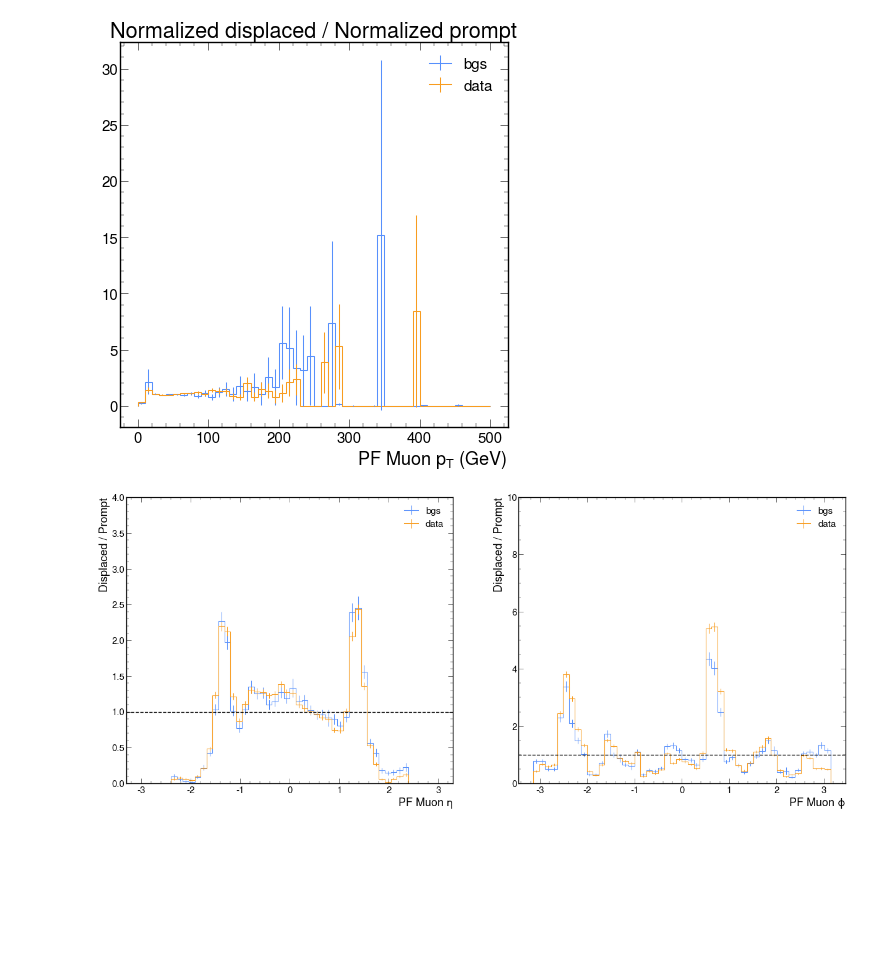
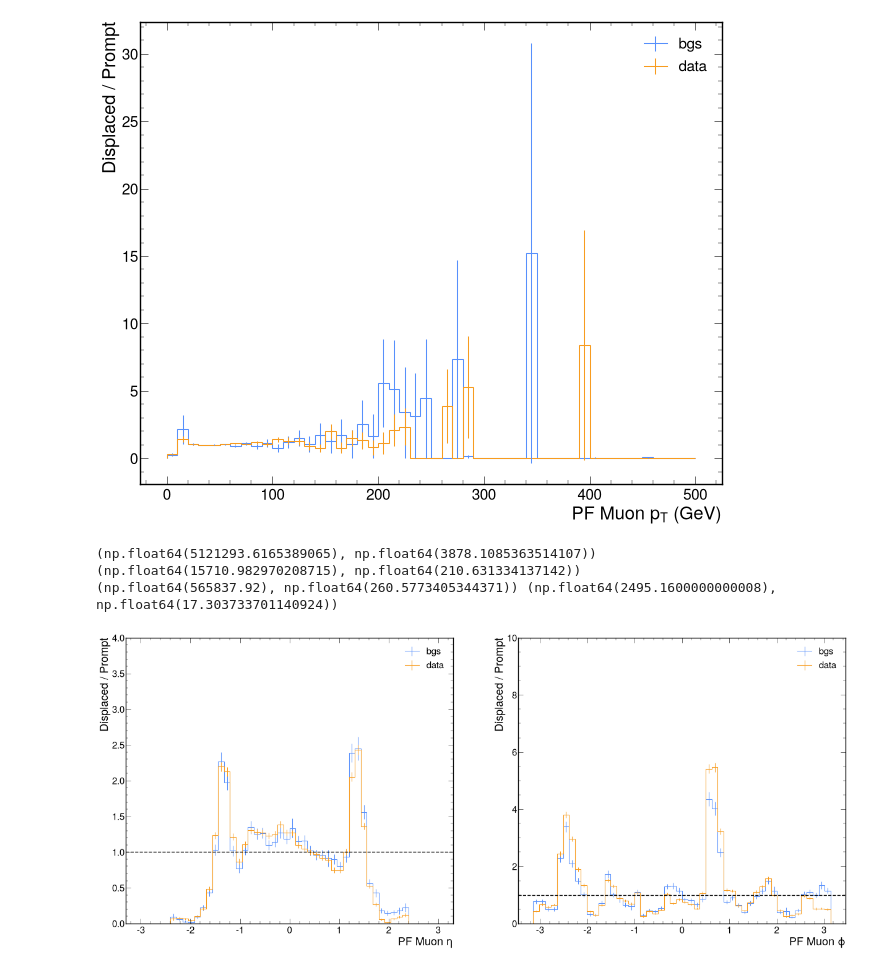
Before and after one commit to mariajose2398/SIDM, a Jupyter notebook: sidm/studies/dy_jets/31_EfficiencyPlots.ipynb, the cells around one changed output. Cells and saved outputs as stored; diff of their text form; code cells hidden in the pictures; blank space fills up the shorter version.

```diff
--- a/sidm/studies/dy_jets/31_EfficiencyPlots.ipynb
+++ b/sidm/studies/dy_jets/31_EfficiencyPlots.ipynb
@@ -28,7 +28,10 @@ samples_separate = ["TTJets",
                "Diboson",
               # "data"
               ]
-samples = ["bgs", "data"]
+samples = ["bgs", "data", "TTJets",
+               "DYJetsToLL",
+               "QCD",
+               "Diboson",]
 sum_hist= {}
 for channel_name in channels:
     sum_hist[channel_name] = {}
@@ -54,7 +57,7 @@ dict_keys(['bgs', 'data'])
 # %%
 binning =2j
 def plot_ratio_disp(histogram_name, binning=1j):
-    for i, s in enumerate(samples):
+    for i, s in enumerate(samples[:2]):
         # ax =  axs[i]
         num_hist = sum_hist["cr_Zmumu_noLJ_displaced"][s][histogram_name]["cr_Zmumu_noLJ_displaced", ::binning]
         den_hist = sum_hist["cr_Zmumu_noLJ"][s][histogram_name]["cr_Zmumu_noLJ", ::binning]
@@ -73,7 +76,7 @@ def plot_ratio_disp(histogram_name, binning=1j):
     # plt.yscale("log")
     plt.ylim(0, 0.1)
     plt.show()
-hist_list = ["muon_pt", "muon_n", "mu_lj_pt"]
+hist_list = ["muon_pt"]
 for histogram_name in hist_list:
     plot_ratio_disp (histogram_name, binning=6j)
 # %% [output]
@@ -131,49 +131,45 @@ for histogram_name in hist_list:
 # %%
 import numpy as np
 import matplotlib.pyplot as plt
 
 
-def normalize_hist(hist):
-    """Normalize a histogram to unit area, accounting for bin widths."""
-    values = hist.values()
-    variances = hist.variances()
-    bin_widths = np.diff(hist.axes[0].edges)
-    norm = np.sum(values * bin_widths)
-    if norm == 0:
-        raise ValueError("Cannot normalize a histogram with zero integral.")
-    hist.values()[...] = values / norm
-    hist.variances()[...] = variances / norm**2
-    return hist
 
 
-for p in samples:
+
+plt.figure (figsize =(15,12))
+for p in samples[:2]:
     prompt_hist = sum_hist["cr_Zmumu_noLJ_prompt"][p][histogram_name][
         "cr_Zmumu_noLJ_prompt", ::binning
     ].copy()
 
     disp_hist = sum_hist["cr_Zmumu_noLJ_displaced"][p][histogram_name][
         "cr_Zmumu_noLJ_displaced", ::binning
     ].copy()
 
-    prompt_hist = normalize_hist(prompt_hist)
-    disp_hist = normalize_hist(disp_hist)
+    prompt_hist = function_dy.normalize_hist(prompt_hist)
+    disp_hist = function_dy.normalize_hist(disp_hist)
 
     ratio, err = utilities._gaussian_ratio(disp_hist, prompt_hist)
 
     utilities.plot(ratio, yerr=err, label=p, skip_label=True)
 
 plt.legend()
-plt.title("Normalized displaced / Normalized prompt")
+plt.ylabel("Displaced / Prompt")
+# plt.title("Normalized displaced / Normalized prompt")
 plt.show()
 # %% [output]
-[figure, old version]
+[figure, new version]
 # %%
 fig, axs = plt.subplots(1, 2, figsize = (30, 12))
-for p in samples:
+for p in samples[:2]:
     histogram_prompt  = sum_hist["cr_Zmumu_noLJ_prompt"][p]["muon_eta_phi"][
     "cr_Zmumu_noLJ_prompt", :, :]
     histogram_disp  = sum_hist["cr_Zmumu_noLJ_displaced"][p]["muon_eta_phi"][
     "cr_Zmumu_noLJ_displaced", :, :]
+    histogram_prompt_integrals =  function_dy.integrate_hist(histogram_prompt)
+    histogram_disp_integrals =  function_dy.integrate_hist(histogram_disp)
+
+    print(histogram_prompt_integrals, histogram_disp_integrals)
 
     prompt_eta = functions.plot_1d (histogram_prompt, "muons_eta" )
     prompt_phi = functions.plot_1d (histogram_prompt, "muons_phi" )
@@ -181,11 +177,11 @@ for p in samples:
     disp_phi = functions.plot_1d (histogram_disp, "muons_phi" )
 
 
-    prompt_hist_eta = normalize_hist(prompt_eta)
-    disp_hist_eta = normalize_hist(disp_eta)
+    prompt_hist_eta = function_dy.normalize_hist(prompt_eta)
+    disp_hist_eta = function_dy.normalize_hist(disp_eta)
 
-    prompt_hist_phi = normalize_hist(prompt_phi)
-    disp_hist_phi = normalize_hist(disp_phi)
+    prompt_hist_phi = function_dy.normalize_hist(prompt_phi)
+    disp_hist_phi = function_dy.normalize_hist(disp_phi)
 
     ratio, err = utilities._gaussian_ratio(disp_hist_eta, prompt_hist_eta)
 
@@ -211,6 +207,8 @@ axs[1].axhline(y=1, linestyle="--", linewidth=2,  color="k")
 axs[1].legend()
 plt.show()
 # %% [output]
+(np.float64(5121293.6165389065), np.float64(3878.1085363514107)) (np.float64(15710.982970208715), np.float64(210.631334137142))
+(np.float64(565837.92), np.float64(260.5773405344371)) (np.float64(2495.1600000000008), np.float64(17.303733701140924))
 [figure]
 # %%
 fig, axs = plt.subplots(1, 2, figsize = (30, 12))
```
Also changed, not shown: parts of 12 cells of this notebook, 1 other file.
